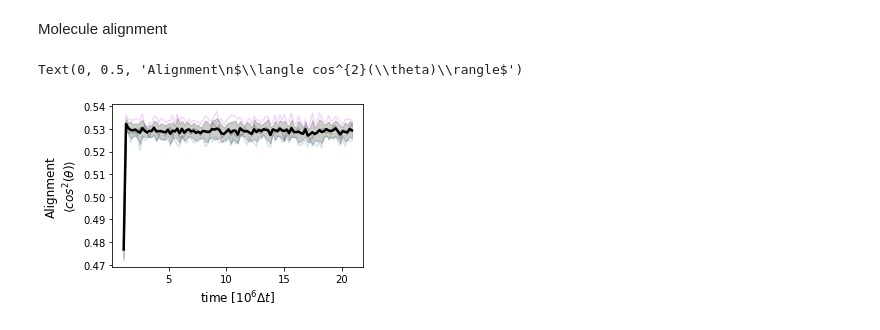
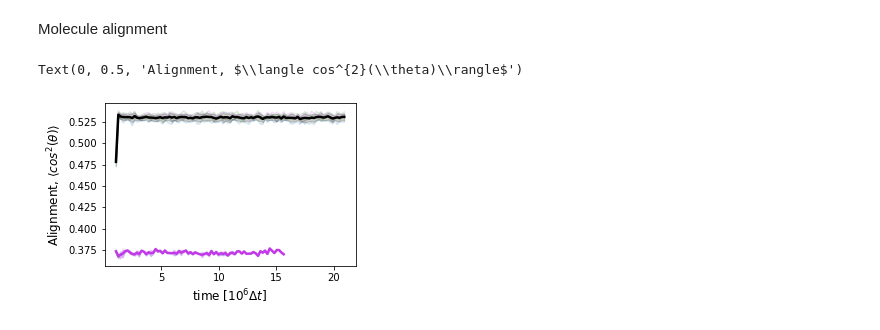
Before and after one commit to Billie1717/CollagenMemory, a Jupyter notebook: Figures/FigAlignment/Mechanics.ipynb, the cells around one changed output. Cells and saved outputs as stored; diff of their text form; code cells hidden in the pictures.

Commit message:
added data and plotting for No stretch sims

```diff
--- a/Figures/FigAlignment/Mechanics.ipynb
+++ b/Figures/FigAlignment/Mechanics.ipynb
@@ -79,31 +120,52 @@ Molecule alignment
 # %%
 fig,ax= plt.subplots(1,figsize = (4.5,3))
 frame = 202000
-MolTot = []
-for s in range(5):
-    name = "MolAlignrun_seed"+seeds[s]
-    tEq_add = 0
-    tEq_add = TEq
-    summingtSq=[]
-    datafolder = datadir0+folderhandle+name+'.txt'
-    dotX_ = pandas.read_csv(datafolder, sep = ' ', usecols = [0], header =None)
-    timesteps1 = int((len(dotX_))/(NumMolecules+1))
-    dotX__ = np.reshape(dotX_.values,(timesteps1,-1))
-    dotX = dotX__ [:,1:]
-    dotXF = np.abs(dotX.astype(float))
-    time = []
-    for t in range(timesteps1-1):
-        time.append(np.add(np.multiply(t,int(frame)),tEq_add))
-        summingtSq.append((np.sum(np.multiply(dotXF[t],dotXF[t]))/NumMolecules))
-    ax.plot(np.divide(time,1e6),summingtSq,color = clrs[s],alpha = 0.2)
-    MolTot.append(summingtSq)
-MolTotAv = np.mean(MolTot,axis=0)
-MolTotStd = np.std(MolTot,axis=0)
-ax.plot(np.divide(time,1e6),MolTotAv,color = clrs[0],linewidth = 2.5,label = 'Average')
-ax.fill_between(np.divide(time,1e6),np.subtract(MolTotAv,MolTotStd),np.add(MolTotAv,MolTotStd),color = clrs[0],alpha = 0.2,label = 'Standard deviation')
+
+for ff in range(2):
+    Times = []
+    MolTot = []
+    folderhandle = folderhandles[ff]
+    if ff == 0:
+        seeds = "1 2 3 4 5".split()
+    if ff == 1:
+        seeds = "1 2 3".split()
+    for s in range(len(seeds)):
+        name = "MolAlignrun_seed"+seeds[s]
+        tEq_add = 0
+        tEq_add = TEq
+        summingtSq=[]
+        datafolder = datadir0+folderhandle+name+'.txt'
+        dotX_ = pandas.read_csv(datafolder, sep = ' ', usecols = [0], header =None)
+        timesteps1 = int((len(dotX_))/(NumMolecules+1))
+        dotX__ = np.reshape(dotX_.values,(timesteps1,-1))
+        dotX = dotX__ [:,1:]
+        dotXF = np.abs(dotX.astype(float))
+        time = []
+        for t in range(timesteps1-1):
+            time.append(np.add(np.multiply(t,int(frame)),tEq_add))
+            summingtSq.append((np.sum(np.multiply(dotXF[t],dotXF[t]))/NumMolecules))
+        ax.plot(np.divide(time,1e6),summingtSq,color = clrs[s],alpha = 0.2)
+        MolTot.append(summingtSq)
+        Times.append(time)
+    max_len = max(len(arr) for arr in MolTot)
+    longest_idx = np.argmax([len(arr) for arr in MolTot])
+    masked = np.ma.empty((len(MolTot), max_len))
+    Time = Times[longest_idx]
+    masked.mask = True  # mask everything by default
+
+    # Fill in available data for each array
+    for i, arr in enumerate(MolTot):
+        masked[i, :len(arr)] = arr
+        masked.mask[i, :len(arr)] = False  # unmask valid entries
+
+    MolTotAv = masked.mean(axis=0).filled(np.nan)
+    MolTotStd = masked.std(axis=0).filled(np.nan)
+    time = Times[longest_idx]
+    ax.plot(np.divide(time,1e6),MolTotAv,color = clrs[ff],linewidth = 2.5,label = 'Average')
+    ax.fill_between(np.divide(time,1e6),np.subtract(MolTotAv,MolTotStd),np.add(MolTotAv,MolTotStd),color = clrs[ff],alpha = 0.2,label = 'Standard deviation')
 
 ax.set_xlabel(r"time [$10^6\Delta t$]",fontsize =fs2)
 ax.set_ylabel(r'Alignment, $\langle cos^{2}(\theta)\rangle$',fontsize =fs2)
 # %% [output]
-Text(0, 0.5, 'Alignment\n$\\langle cos^{2}(\\theta)\\rangle$')
+Text(0, 0.5, 'Alignment, $\\langle cos^{2}(\\theta)\\rangle$')
-[figure, old version]
+[figure, new version]
```
Also changed, not shown: parts of 1 cell of this notebook, 9 other files.
